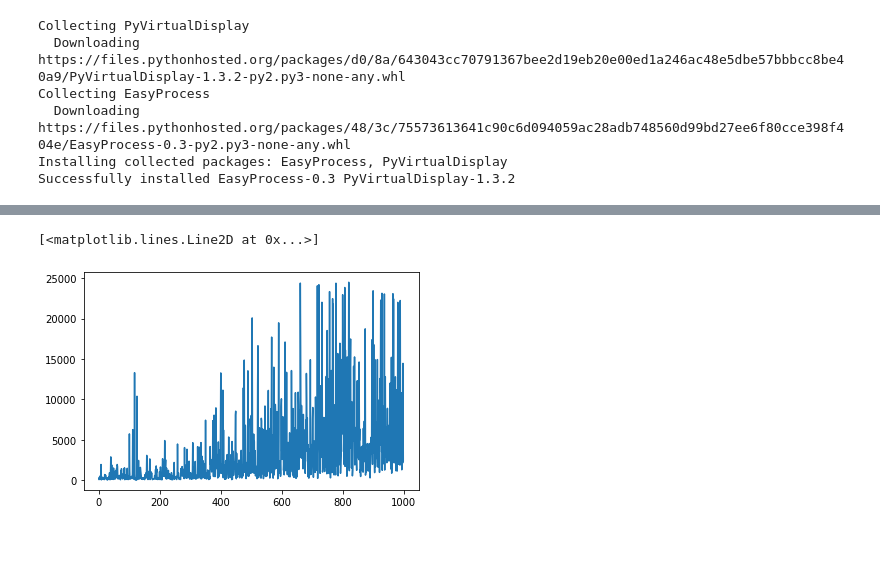
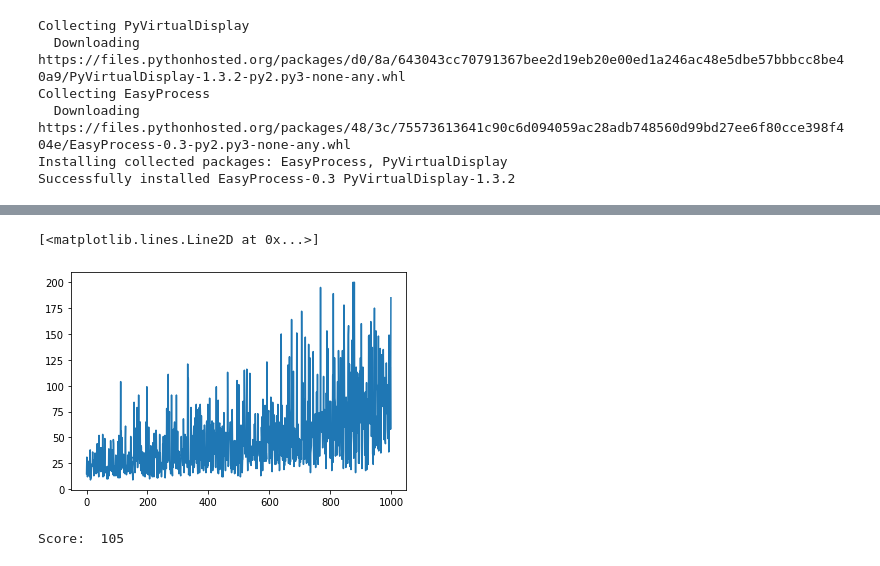
Before and after one commit to kaleem500bc/Vanilla-policy-gradient, a Jupyter notebook: Vanilla_policy_gradient.ipynb, the cells around one changed output, grey strips where cells are left out. Saved outputs shown, nothing was run; the diff lists cells and outputs as text; code cells hidden in the pictures.

```diff
--- a/Vanilla_policy_gradient.ipynb
+++ b/Vanilla_policy_gradient.ipynb
@@ -126,8 +150,8 @@ for e in range(episode):
 # %%
-plt.plot(agent.loss, label="Loss")
+plt.plot(agent.score, label="Score")
 # %% [output]
 [<matplotlib.lines.Line2D at 0x...>]
-[figure, old version]
+[figure, new version]
 # %%
 # Testing the agent
 state = env.reset()
@@ -143,4 +167,6 @@ while not done:
   clear_output(wait=True)
   display.display(plt.gcf())
   i += 1
-print(i)
+print("Score: ",i)
+# %% [output]
+Score:  105
```
Also changed, not shown: parts of 2 cells of this notebook.
